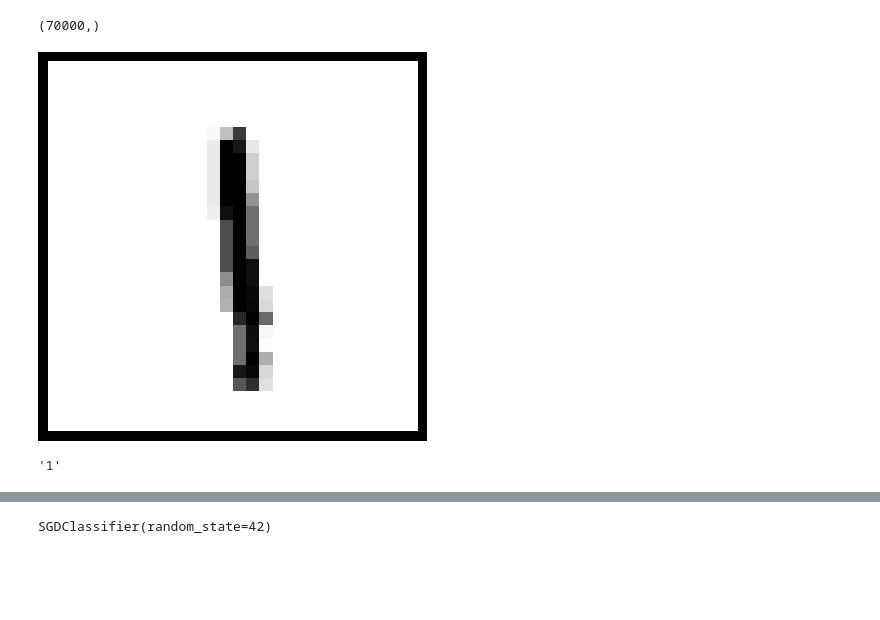
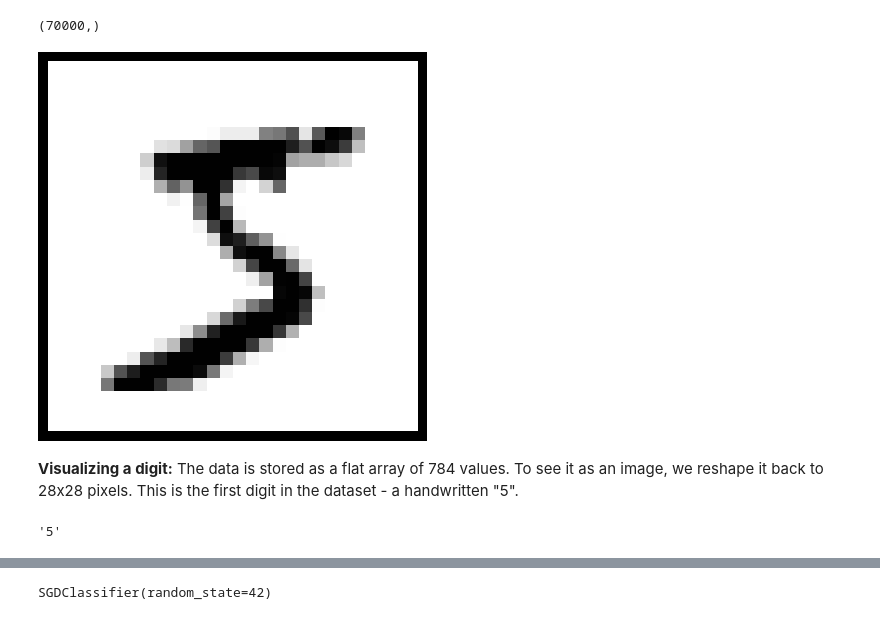
Before and after one commit to nvay/Homl, a Jupyter notebook: Chapter_3.ipynb, the cells around one changed output, grey strips where cells are left out. Drawn from its saved outputs; the diff is of its cells as text; code cells hidden in the pictures; blank space fills up the shorter version.

```diff
--- a/Chapter_3.ipynb
+++ b/Chapter_3.ipynb
@@ -62,20 +84,22 @@ y.shape
 # %%
 import matplotlib.pyplot as plt
 
 def plot_digit(image_data):
     image = image_data.reshape(28, 28)
     plt.imshow(image, cmap="binary")
     plt.axis("off")
 
-some_digit = X[8]
+some_digit = X[0]
 plot_digit(some_digit)
 
 plt.show()
 # %% [output]
-[figure, old version]
+[figure, new version]
+# %% [markdown]
+**Visualizing a digit:** The data is stored as a flat array of 784 values. To see it as an image, we reshape it back to 28x28 pixels. This is the first digit in the dataset - a handwritten "5".
 # %%
-y[8]
+y[0]
 # %% [output]
-'1'
+'5'
 # %%
 X_train, X_test, y_train, y_test = X[:60000], X[60000:], y[:60000], y[60000:]
```
Also changed, not shown: parts of 78 cells of this notebook, 1 other file.
